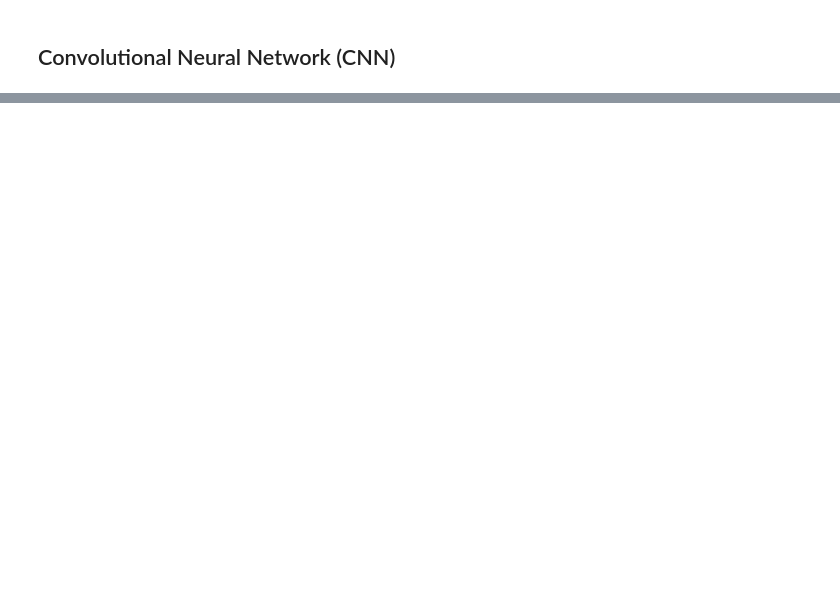
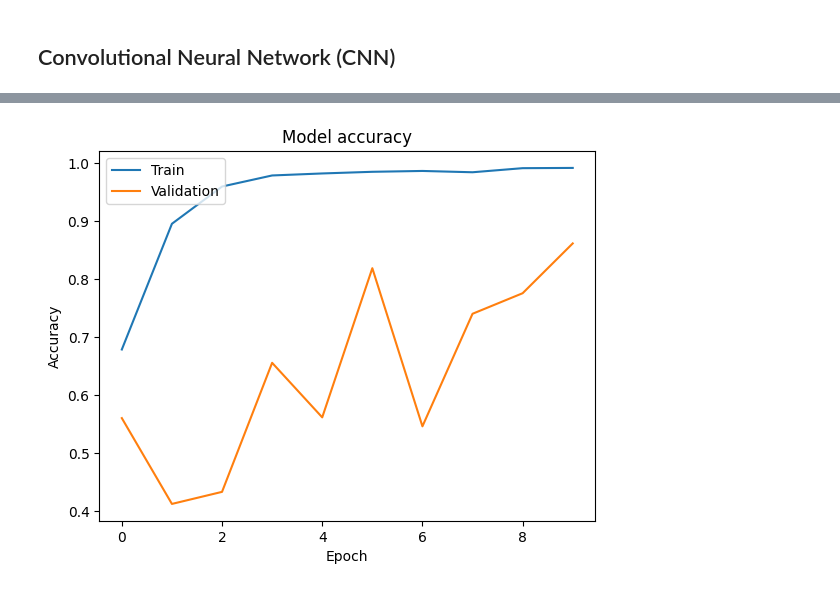
Before and after one commit to mathewsabu04/Plant-Disease-Prediction-, a Jupyter notebook: Plant_Prediction_.ipynb, the cells around one changed output, grey strips where cells are left out. Drawn from its saved outputs; the diff is of its cells as text; code cells hidden in the pictures; blank space fills up the shorter version.

```diff
--- a/Plant_Prediction_.ipynb
+++ b/Plant_Prediction_.ipynb
@@ -88,7 +88,7 @@ train_generator = data_gen.flow_from_directory(
     base_dir,
     target_size=(img_size, img_size),
     batch_size=batch_size,
-    subset='training'
+    subset='training',
     class_mode='categorical'
 )
 # %% [output]
@@ -109,5 +109,30 @@ Found 4127 images belonging to 1 classes.
 # %%
 # Model definition
 model = models.Sequential() #easy for us to add layers to the CNN
-model.add(layers.Conv2D(32, (3, 3), activation='relu', input_shape=(img_size, img_size, 3)))
+
+model.add(layers.Conv2D(32, (3, 3), activation='relu', input_shape=(img_size, img_size, 3))) # input layer
+
+#Hidden Layer
 model.add(layers.MaxPooling2D((2, 2)))
+
+model.add(layers.Conv2D(64, (3, 3), activation='relu'))
+model.add(layers.MaxPooling2D((2, 2)))
+
+
+model.add(layers.Flatten())
+model.add(layers.Dense(256,activation='relu'))
+
+#output layer
+model.add(layers.Dense(train_generator.num_classes, activation='softmax'))
+# %%
+#compile the model
+model.compile(optimizer='adam', loss='categorical_crossentropy', metrics=['accuracy'])
+# %%
+#Train the model
+history = model.fit(
+    train_generator,
+    steps_per_epoch=train_generator.samples // batch_size,
+    epochs=10,
+    validation_data=val_generator,
+    validation_steps=val_generator.samples // batch_size
+)
@@ -113,0 +167,11 @@ model.add(layers.MaxPooling2D((2, 2)))
+# %%
+# Plot the training & validation accuaracy values
+plt.plot(history.history['accuracy'])
+plt.plot(history.history['val_loss'])
+plt.title('Model accuracy')
+plt.ylabel('Accuracy')
+plt.xlabel('Epoch')
+plt.legend(['Train', 'Validation'], loc='upper left')
+plt.show()
+# %% [output]
+[figure, added]
```
Also changed, not shown: parts of 10 cells of this notebook.
